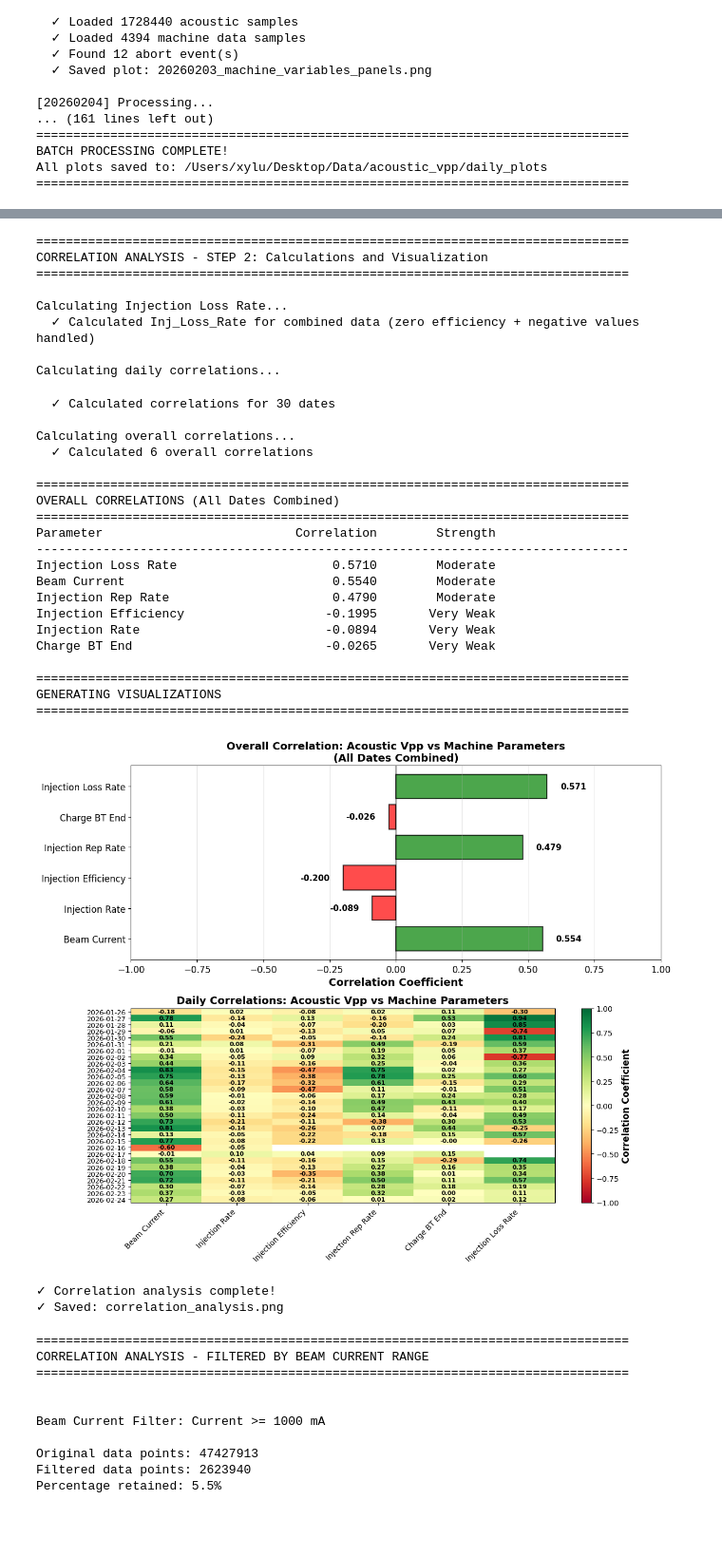
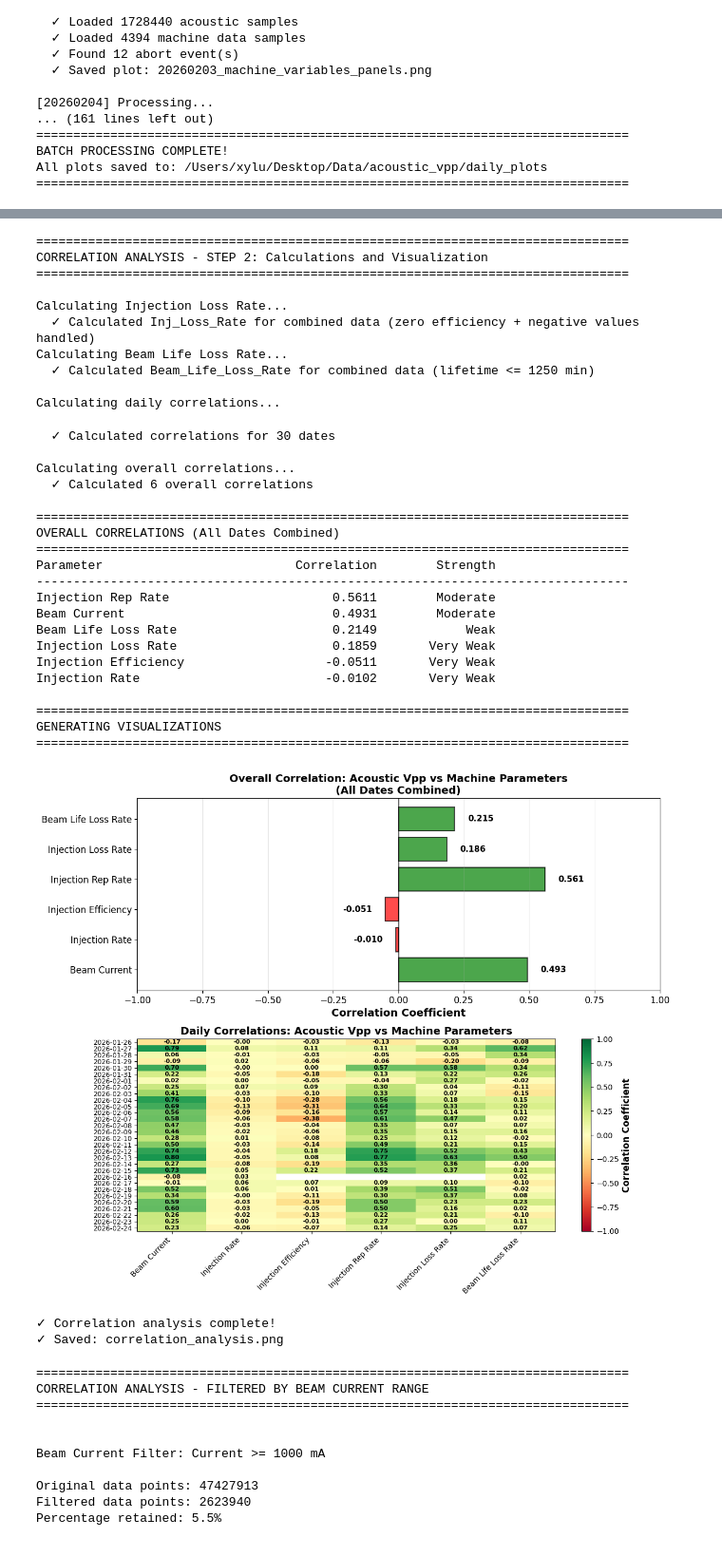
Before and after one commit to xylulu/SBL_code, a Jupyter notebook: Acoustic_csv_plotting_V4_newMachinPara.ipynb, the cells around one changed output, grey strips where cells are left out. Shown at 95% size. Saved outputs shown, nothing was run; the diff lists cells and outputs as text; code cells hidden in the pictures.

```diff
--- a/Acoustic_csv_plotting_V4_newMachinPara.ipynb
+++ b/Acoustic_csv_plotting_V4_newMachinPara.ipynb
@@ -297,9 +267,13 @@ else:
         for csv_file in machine_csv_files:
             try:
                 df_temp = pd.read_csv(csv_file)
-                # Convert Timestamp to datetime
-                if 'Timestamp' in df_temp.columns:
+                # Convert timestamp column to datetime (handle both #date and Timestamp)
+                if '#date' in df_temp.columns:
+                    df_temp['#date'] = pd.to_datetime(df_temp['#date'], format='ISO8601')
+                    df_temp.rename(columns={'#date': 'time_datetime'}, inplace=True)
+                elif 'Timestamp' in df_temp.columns:
                     df_temp['Timestamp'] = pd.to_datetime(df_temp['Timestamp'], format='ISO8601')
+                    df_temp.rename(columns={'Timestamp': 'time_datetime'}, inplace=True)
                 machine_data_list.append(df_temp)
                 print(f"  ✓ {os.path.basename(csv_file)}: {len(df_temp)} samples, {len(df_temp.columns)} columns")
             except Exception as e:
@@ -308,10 +282,7 @@ else:
         if machine_data_list:
             # Combine all machine data
             machine_df = pd.concat(machine_data_list, ignore_index=True)
-            machine_df = machine_df.sort_values('Timestamp').reset_index(drop=True)
-
-            # Rename Timestamp to time_datetime for consistency
-            machine_df.rename(columns={'Timestamp': 'time_datetime'}, inplace=True)
+            machine_df = machine_df.sort_values('time_datetime').reset_index(drop=True)
 
             # Rename columns to friendly names
             machine_df.rename(columns=get_friendly_name, inplace=True)
@@ -1386,10 +1515,26 @@ Total combined data points: 47427913
 ✓ Data loading complete! Stored 30 dates.
 # %%
 # CELL 2: Calculate loss rate, calculate correlations, and plot
+
+import matplotlib.pyplot as plt
+from datetime import datetime
+
+if 'BEAM_LIFETIME_MAX_FOR_LOSS_MIN' not in globals():
+    BEAM_LIFETIME_MAX_FOR_LOSS_MIN = 1250
 
 print("\n" + "="*80)
 print("CORRELATION ANALYSIS - STEP 2: Calculations and Visualization")
 print("="*80)
+
+# Parameters to correlate in this step (Q_BT_end removed)
+parameters_to_analyze = [
+    'A_BM_Current_mA',
+    'A_BM_Inj_Rate_mAps',
+    'A_INJ_Effi',
+    'A_INJ_Rep_ep_Hz',
+    'Inj_Loss_Rate',
+    'Beam_Life_Loss_Rate'
+]
 
 # Calculate derived parameter: Injection Loss Rate = (1-Efficiency)/Efficiency * Injection Rate
 print("\nCalculating Injection Loss Rate...")
@@ -1407,6 +1552,22 @@ if 'A_INJ_Effi' in all_merged_df.columns and 'A_BM_Inj_Rate_mAps' in all_merged_
     all_merged_df.loc[all_merged_df['Inj_Loss_Rate'] < 0, 'Inj_Loss_Rate'] = np.nan
     print(f"  ✓ Calculated Inj_Loss_Rate for combined data (zero efficiency + negative values handled)")
 
+# Calculate Beam Life Loss Rate = Current / Lifetime / 60 (mA/s)
+print("Calculating Beam Life Loss Rate...")
+if 'A_BM_Current_mA' in all_merged_df.columns and 'A_BM_Lifetime_min' in all_merged_df.columns:
+    valid_life_mask = (
+        all_merged_df['A_BM_Current_mA'].notna()
+        & all_merged_df['A_BM_Lifetime_min'].notna()
+        & (all_merged_df['A_BM_Lifetime_min'] > 0)
+        & (all_merged_df['A_BM_Lifetime_min'] <= BEAM_LIFETIME_MAX_FOR_LOSS_MIN)
+    )
+    all_merged_df['Beam_Life_Loss_Rate'] = np.where(
+        valid_life_mask,
+        all_merged_df['A_BM_Current_mA'] / all_merged_df['A_BM_Lifetime_min'] / 60.0,
+        np.nan
+    )
+    print(f"  ✓ Calculated Beam_Life_Loss_Rate for combined data (lifetime <= {BEAM_LIFETIME_MAX_FOR_LOSS_MIN} min)")
+
 # Calculate for each date's merged data
 for date_str, merged_df in merged_data_by_date.items():
     if 'A_INJ_Effi' in merged_df.columns and 'A_BM_Inj_Rate_mAps' in merged_df.columns:
@@ -1419,6 +1580,20 @@ for date_str, merged_df in merged_data_by_date.items():
         )
         # Exclude negative loss rates from downstream correlation calculations
         merged_df.loc[merged_df['Inj_Loss_Rate'] < 0, 'Inj_Loss_Rate'] = np.nan
+
+    # Beam life loss rate for each date
+    if 'A_BM_Current_mA' in merged_df.columns and 'A_BM_Lifetime_min' in merged_df.columns:
+        valid_life_mask = (
+            merged_df['A_BM_Current_mA'].notna()
+            & merged_df['A_BM_Lifetime_min'].notna()
+            & (merged_df['A_BM_Lifetime_min'] > 0)
+            & (merged_df['A_BM_Lifetime_min'] <= BEAM_LIFETIME_MAX_FOR_LOSS_MIN)
+        )
+        merged_df['Beam_Life_Loss_Rate'] = np.where(
+            valid_life_mask,
+            merged_df['A_BM_Current_mA'] / merged_df['A_BM_Lifetime_min'] / 60.0,
+            np.nan
+        )
 
 # Calculate daily correlations
 print("\nCalculating daily correlations...")
@@ -1498,8 +1673,8 @@ param_names = {
     'A_BM_Inj_Rate_mAps': 'Injection Rate',
     'A_INJ_Effi': 'Injection Efficiency',
     'A_INJ_Rep_ep_Hz': 'Injection Rep Rate',
-    'A_Qep_BT_end_nC': 'Charge BT End',
-    'Inj_Loss_Rate': 'Injection Loss Rate'
+    'Inj_Loss_Rate': 'Injection Loss Rate',
+    'Beam_Life_Loss_Rate': 'Beam Life Loss Rate'
 }
 
 for param, corr in sorted(overall_corr.items(), key=lambda x: abs(x[1]), reverse=True):
@@ -1567,40 +1742,42 @@ for i in range(len(daily_corr_df.index)):
 plt.tight_layout()
 plt.savefig('/Users/xylu/Desktop/Data/acoustic_vpp/daily_plots/correlation_analysis.png',
            dpi=150, bbox_inches='tight')
 plt.show()
 
 print("\n✓ Correlation analysis complete!")
 print(f"✓ Saved: correlation_analysis.png")
 # %% [output]
 ================================================================================
 CORRELATION ANALYSIS - STEP 2: Calculations and Visualization
 ================================================================================
 
 Calculating Injection Loss Rate...
   ✓ Calculated Inj_Loss_Rate for combined data (zero efficiency + negative values handled)
+Calculating Beam Life Loss Rate...
+  ✓ Calculated Beam_Life_Loss_Rate for combined data (lifetime <= 1250 min)
 
 Calculating daily correlations...
   ✓ Calculated correlations for 30 dates
 
 Calculating overall correlations...
   ✓ Calculated 6 overall correlations
 
 ================================================================================
 OVERALL CORRELATIONS (All Dates Combined)
 ================================================================================
 Parameter                          Correlation        Strength
 --------------------------------------------------------------------------------
-Injection Loss Rate                     0.5710        Moderate
-Beam Current                            0.5540        Moderate
-Injection Rep Rate                      0.4790        Moderate
-Injection Efficiency                   -0.1995       Very Weak
-Injection Rate                         -0.0894       Very Weak
-Charge BT End                          -0.0265       Very Weak
+Injection Rep Rate                      0.5611        Moderate
+Beam Current                            0.4931        Moderate
+Beam Life Loss Rate                     0.2149            Weak
+Injection Loss Rate                     0.1859       Very Weak
+Injection Efficiency                   -0.0511       Very Weak
+Injection Rate                         -0.0102       Very Weak
 
 ================================================================================
 GENERATING VISUALIZATIONS
 ================================================================================
-[figure, old version]
+[figure, new version]
 ✓ Correlation analysis complete!
 ✓ Saved: correlation_analysis.png
 # %%
```
Also changed, not shown: parts of 7 cells of this notebook.
